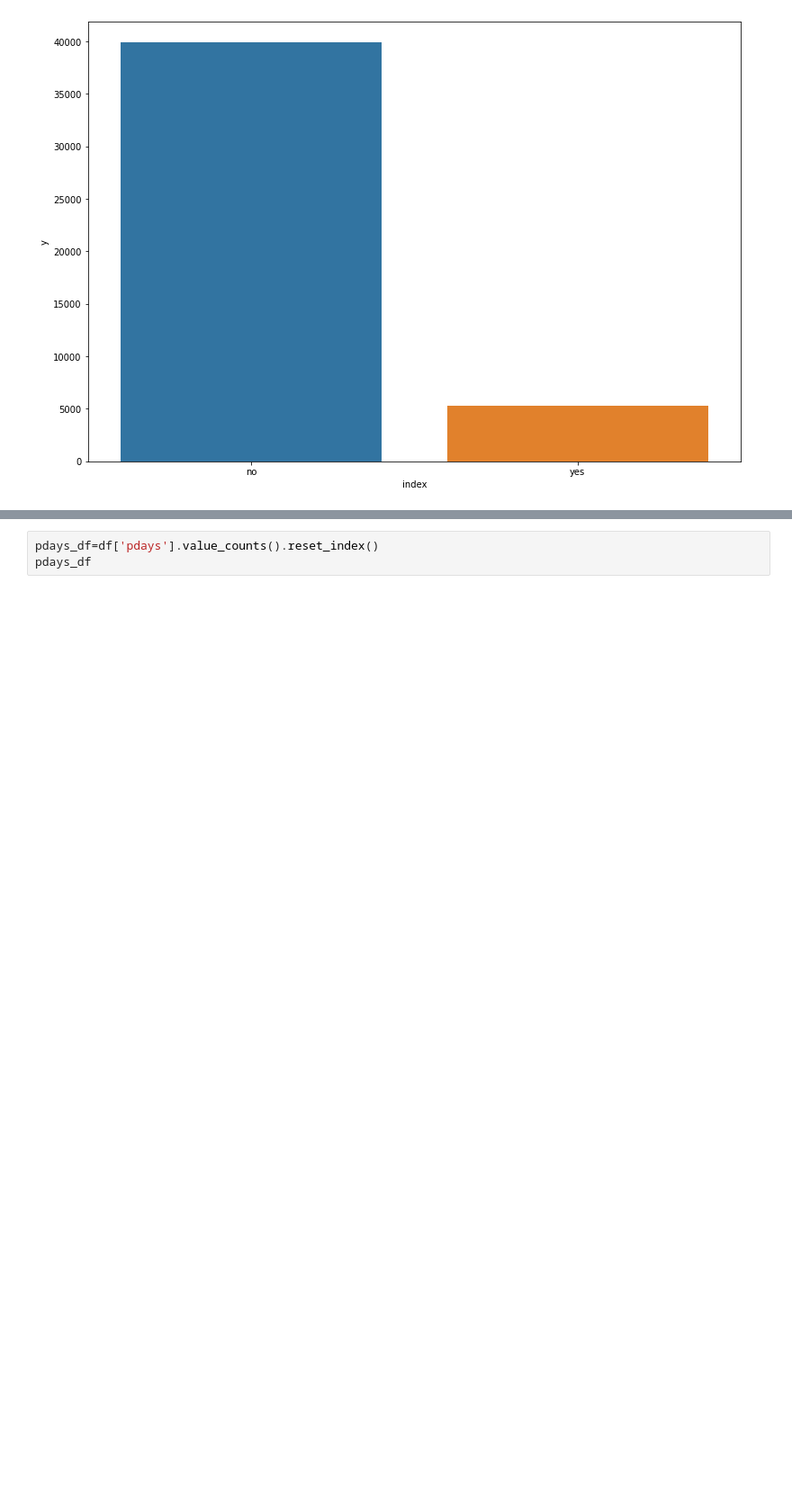
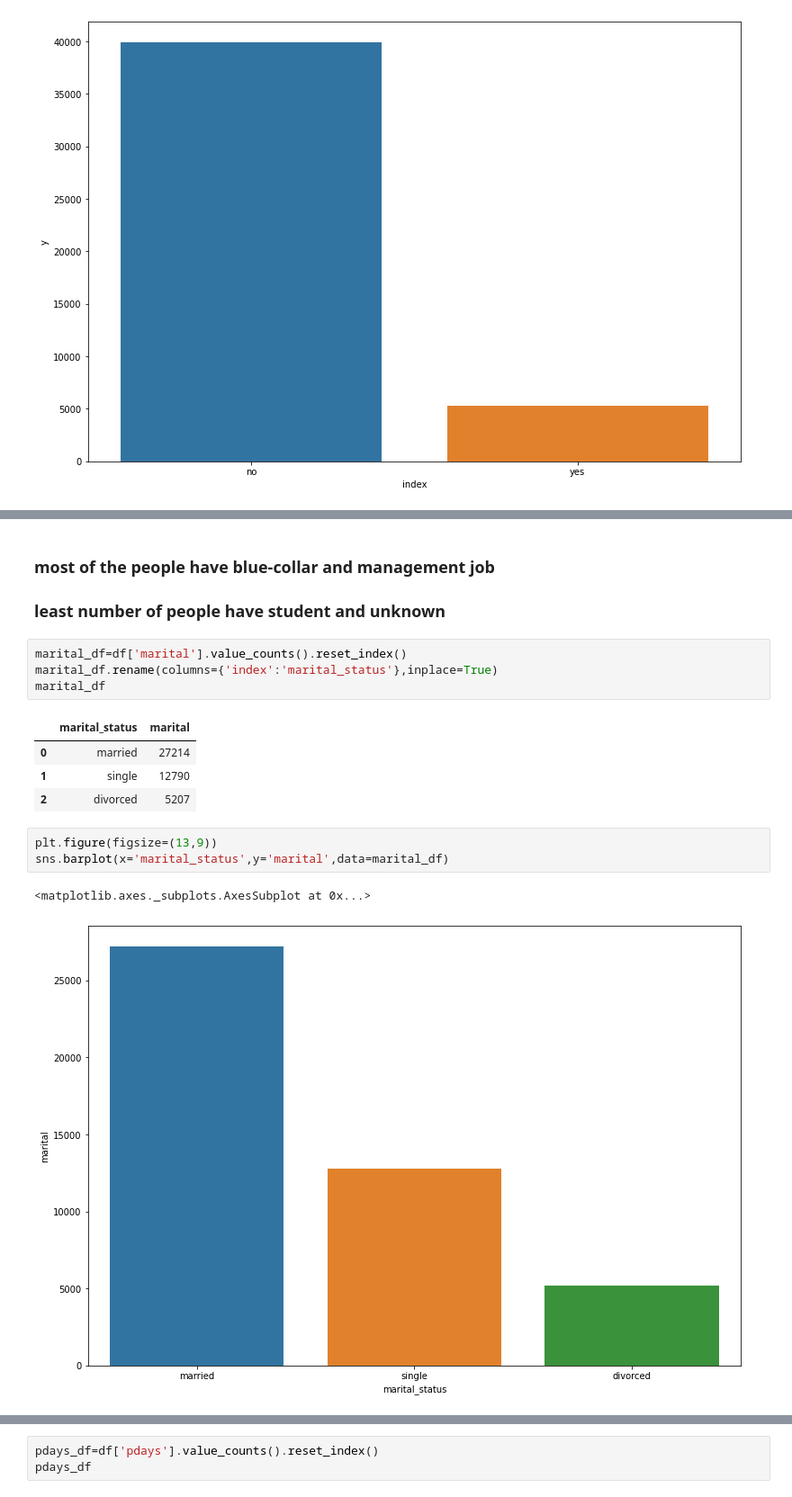
Before and after one commit to hrushikeshsahu19/Predicting-the-effectiveness-of-bank-marketing-campaigns, a Jupyter notebook: Hrushikesh_Sahu_Team_1_Capstone_Project_3.ipynb, the cells around one changed output, grey strips where cells are left out. Shown at 90% size. Drawn from its saved outputs; the diff is of its cells as text; blank space fills up the shorter version.

```diff
--- a/Hrushikesh_Sahu_Team_1_Capstone_Project_3.ipynb
+++ b/Hrushikesh_Sahu_Team_1_Capstone_Project_3.ipynb
@@ -339,0 +191,18 @@ sns.barplot(x='index',y='poutcome',data=poutcome_df)
+# %% [markdown]
+### most of the  people have blue-collar  and management job
+### least number of people  have student and unknown
+# %%
+marital_df=df['marital'].value_counts().reset_index()
+marital_df.rename(columns={'index':'marital_status'},inplace=True)
+marital_df
+# %% [output]
+|  | marital_status | marital |
+| 0 | married | 27214 |
+| 1 | single | 12790 |
+| 2 | divorced | 5207 |
+# %%
+plt.figure(figsize=(13,9))
+sns.barplot(x='marital_status',y='marital',data=marital_df)
+# %% [output]
+<matplotlib.axes._subplots.AxesSubplot at 0x...>
+[figure, added]
```
Also changed, not shown: parts of 89 cells of this notebook.
